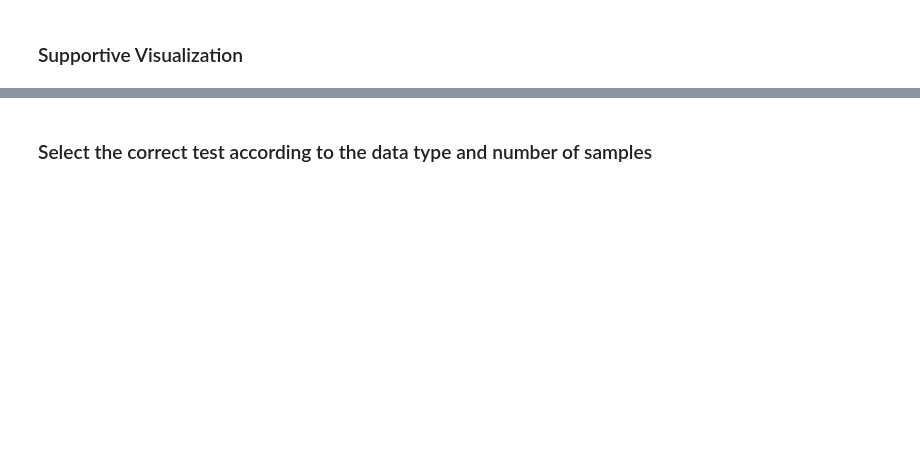
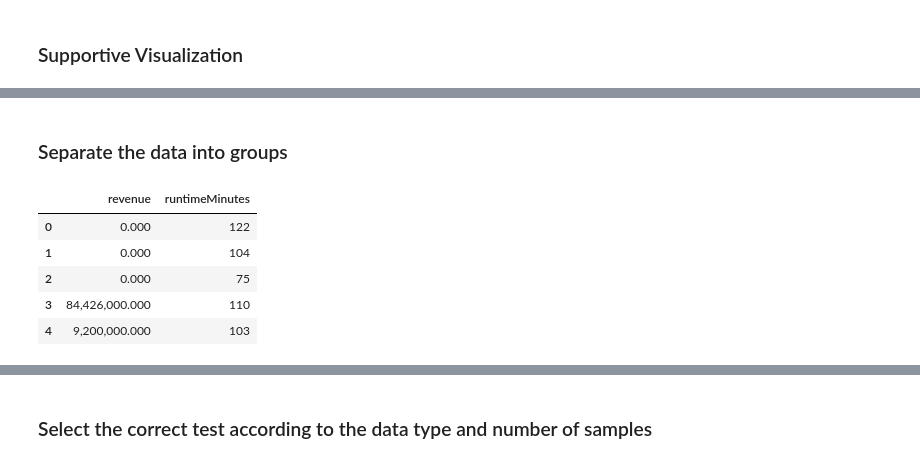
Before and after one commit to andreacohen7/movies, a Jupyter notebook: Movie success in the age of streaming.ipynb, the cells around one changed output, grey strips where cells are left out. Cells and saved outputs as stored; diff of their text form; code cells hidden in the pictures; blank space fills up the shorter version.

```diff
--- a/Movie success in the age of streaming.ipynb
+++ b/Movie success in the age of streaming.ipynb
@@ -1012,11 +1018,20 @@ plt.title('The Revenue of Movies for Each Certification Rating', fontsize = 16,
+# %% [markdown]
+### Separate the data into groups
 # %%
 # create a database with the target columns
 query = """
-select tmdb.revenue, tg.genre_id
+select tmdb.revenue, tb.runtimeMinutes
 from tmdb_data as tmdb
-join title_genres as tg
-on tmdb.imdb_id = tg.tconst;
+join title_basics as tb
+on tmdb.imdb_id = tb.tconst;
 """
 x = pd.read_sql(query, engine)
-df_hypothesis2 = pd.DataFrame(x, columns = ['revenue', 'genre_id'])
+df_hypothesis2 = pd.DataFrame(x, columns = ['revenue', 'runtimeMinutes'])
 df_hypothesis2.head()
+# %% [output]
+|  | revenue | runtimeMinutes |
+| 0 | 0.000 | 122 |
+| 1 | 0.000 | 104 |
+| 2 | 0.000 | 75 |
+| 3 | 84,426,000.000 | 110 |
+| 4 | 9,200,000.000 | 103 |
```
Also changed, not shown: parts of 51 cells of this notebook, 1 other file.
